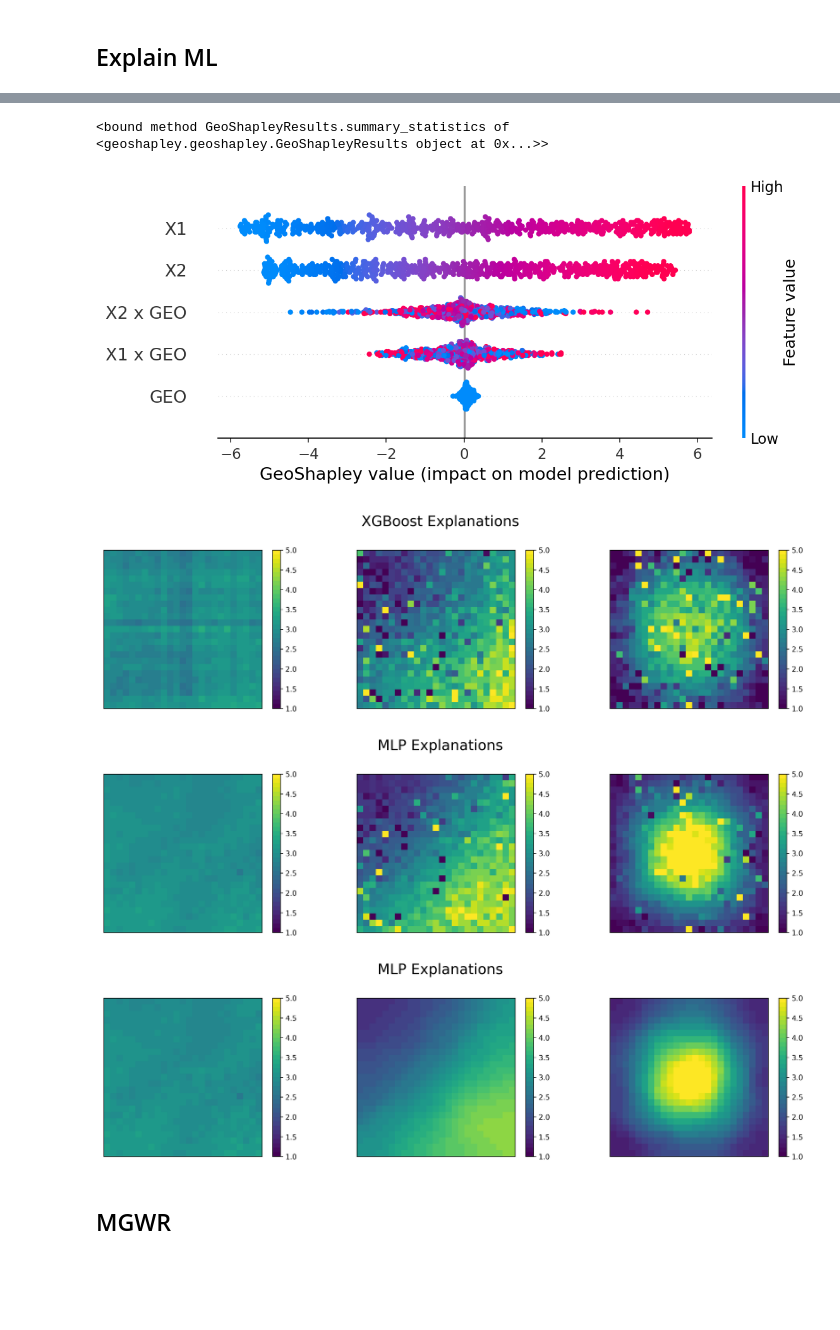
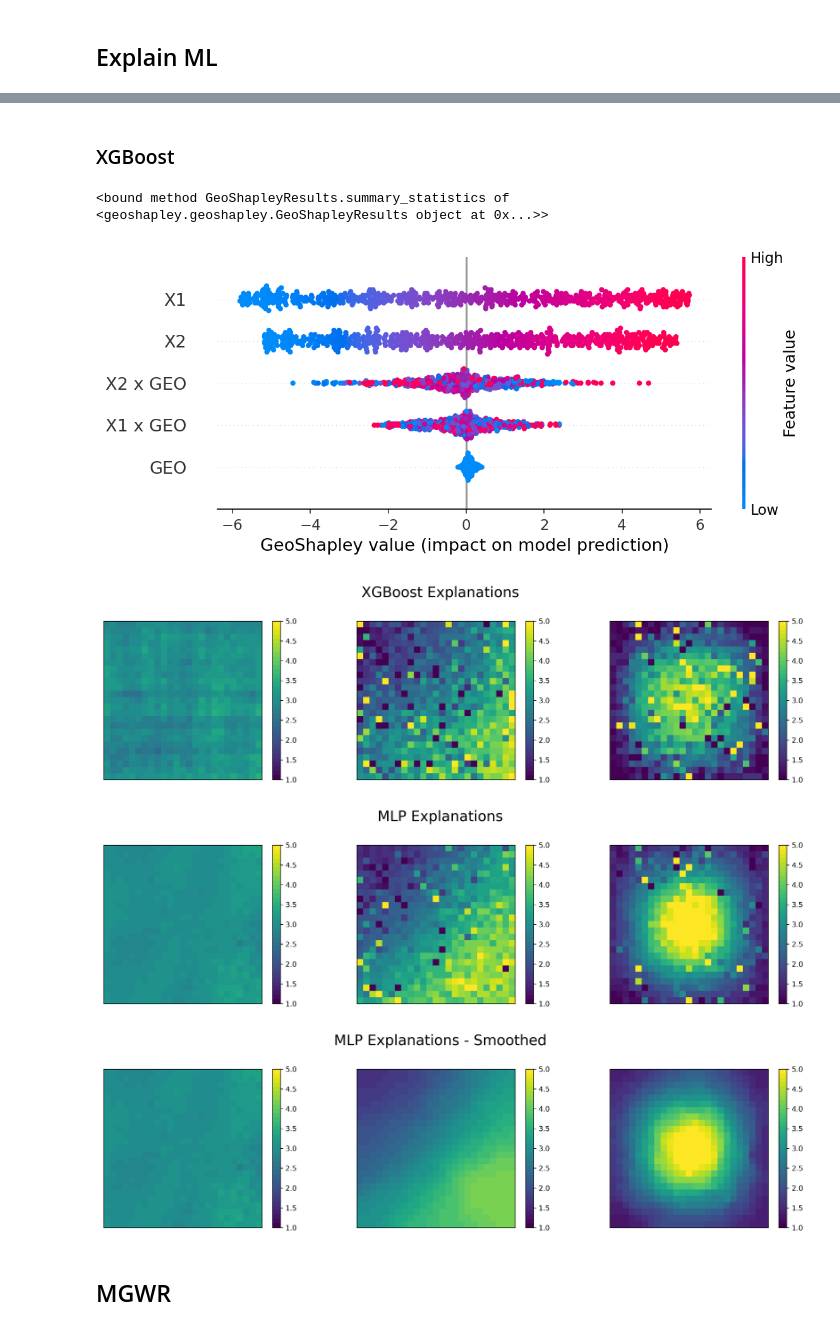
Before and after one commit to Ziqi-Li/geoshapley, a Jupyter notebook: notebooks/mgwr dgp example.ipynb, the cells around one changed output, grey strips where cells are left out. Drawn from its saved outputs; the diff is of its cells as text; code cells hidden in the pictures; blank space fills up the shorter version.

```diff
--- a/notebooks/mgwr dgp example.ipynb
+++ b/notebooks/mgwr dgp example.ipynb
@@ -26,7 +26,7 @@ def plot_s(bs,vmin=None,vmax=None, title = ""):
 
     fig.suptitle(title, fontsize=20,y=1.05)
 # %%
-mgwr_sim = pd.read_csv("../data/mgwr_sim.csv")
+mgwr_sim = pd.read_csv("https://raw.githubusercontent.com/Ziqi-Li/geoshapley/refs/heads/main/data/mgwr_sim.csv")
 # %%
 X_coords = mgwr_sim[['X1','X2','x_coord','y_coord']]
 y = mgwr_sim.y.values
@@ -102,3 +99,5 @@ mlp_rslt.summary_statistics()
+# %% [markdown]
+### XGBoost
 # %%
 xgb_explainer = GeoShapleyExplainer(xgb_model.predict, background_X)
 
@@ -110,28 +109,28 @@ xgb_rslt.summary_statistics
 # %%
 mlp_rslt.summary_plot(dpi=150)
 # %% [output]
-[figure, old version]
+[figure, new version]
 # %%
 xgb_svc = xgb_rslt.get_svc(col = [0, 1],coef_type="raw",include_primary=True)
 
 plot_s(np.hstack([xgb_rslt.base_value + xgb_rslt.geo.reshape(-1,1), xgb_svc]).T,
        vmin=1,vmax=5,title="XGBoost Explanations")
 # %% [output]
-[figure, old version]
+[figure, new version]
 # %%
 mlp_svc = mlp_rslt.get_svc(col = [0, 1],coef_type="raw",include_primary=True)
 # %%
 plot_s(np.hstack([mlp_rslt.base_value + mlp_rslt.geo.reshape(-1,1), mlp_svc]).T,
        vmin=1,vmax=5,title="MLP Explanations")
 # %% [output]
-[figure, old version]
+[figure, new version]
 # %%
 mlp_svc = mlp_rslt.get_svc(col = [0, 1],coef_type="gwr",include_primary=True)
 
 plot_s(np.hstack([mlp_rslt.base_value + mlp_rslt.geo.reshape(-1,1), mlp_svc]).T,
-       vmin=1,vmax=5,title="MLP Explanations")
+       vmin=1,vmax=5,title="MLP Explanations - Smoothed")
 # %% [output]
-[figure, old version]
+[figure, new version]
 # %% [markdown]
 ## MGWR
 # %%
```
Also changed, not shown: parts of 5 cells of this notebook.
